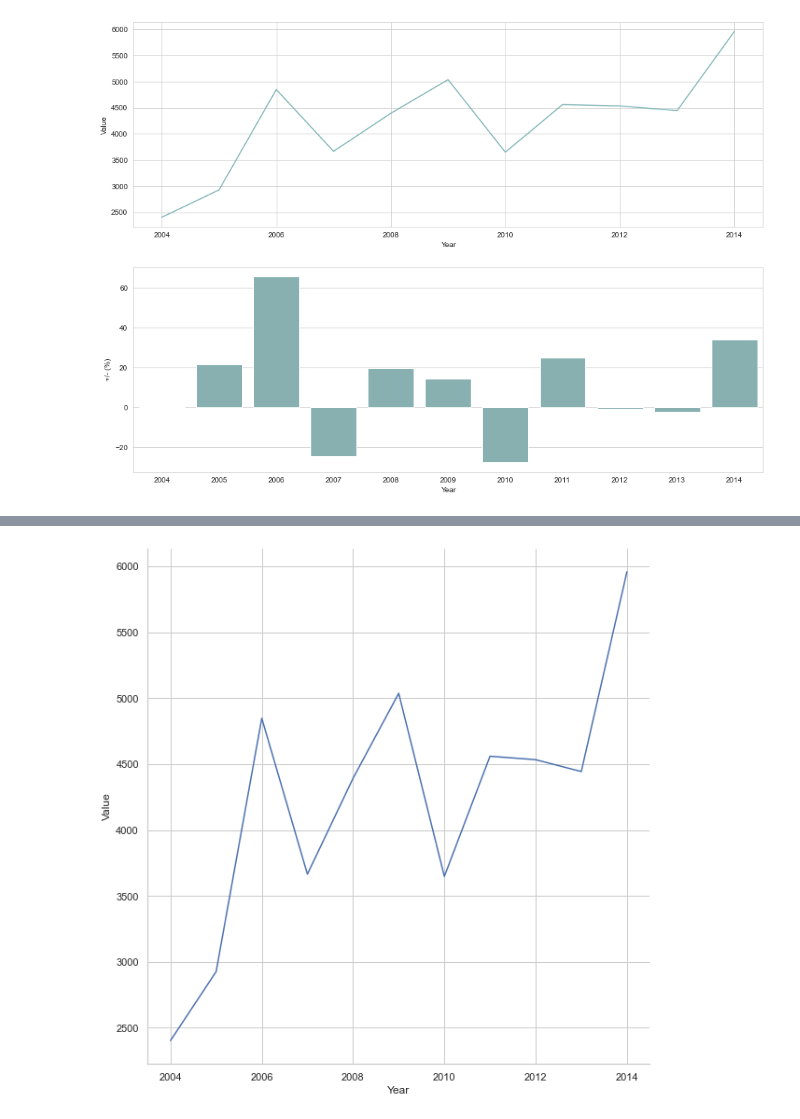
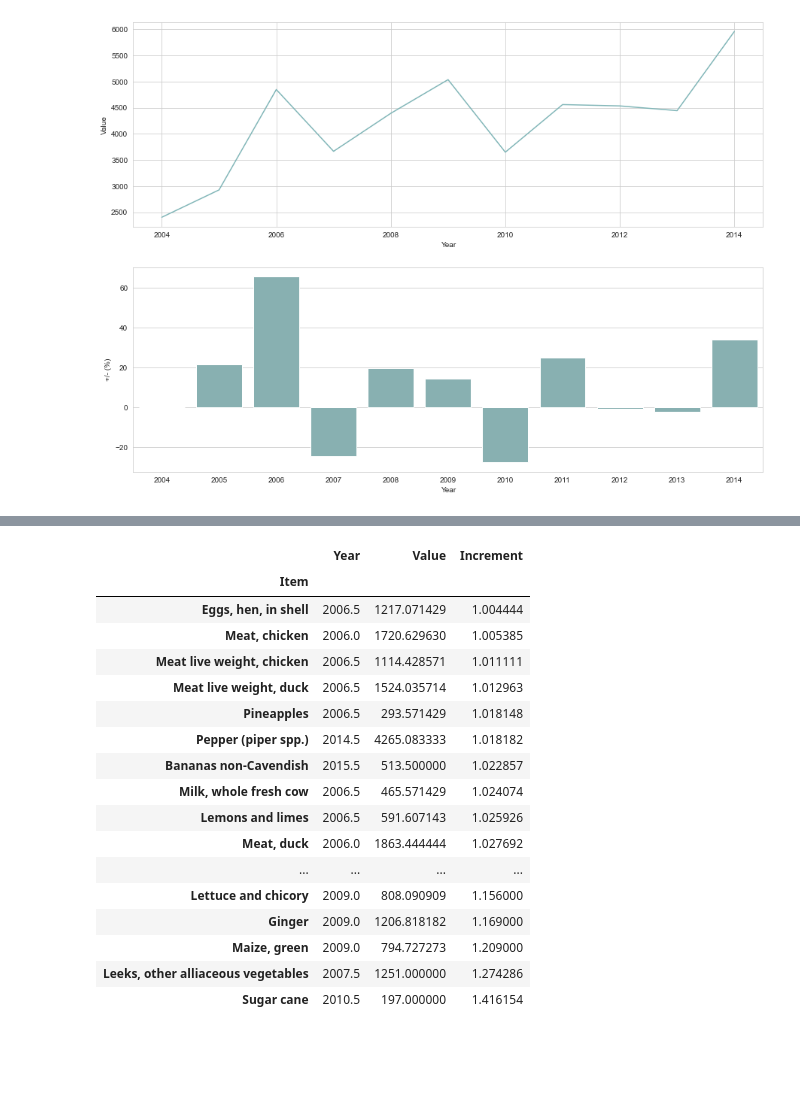
Before and after one commit to AshlanH/produce_eda, a Jupyter notebook: LCU_eda.ipynb, the cells around one changed output, grey strips where cells are left out. Drawn from its saved outputs; the diff is of its cells as text; code cells hidden in the pictures; blank space fills up the shorter version.

```diff
--- a/LCU_eda.ipynb
+++ b/LCU_eda.ipynb
@@ -44,3 +16,5 @@ produce_index
+# %%
+df_USD = df_USD[['Item', 'Year', 'Value']]
 # %% [markdown]
 ### Distribution of Produce by Year
 # %%
@@ -183,10 +97,32 @@ g = sns.relplot(
-# %%
-g = sns.relplot(
-    data = df_USD[df_USD.Item == 'Asparagus'],
-    x = 'Year',
-    y = 'Value',
-    kind = 'line',
-    height = 8.5
-)
-# %% [output]
-[figure, removed]
+# %%
+#a['+/- (%)'] = round((a.Value * 100 / a.Value.shift(periods=1) - 100), 2)
+dataframe_list = []
+for each in df_USD.Item.unique():
+    placeholder_df = df_USD[df_USD.Item == each].copy()
+    placeholder_df['Increment'] = round((placeholder_df.Value * 100 / placeholder_df.Value.shift(periods=1) / 100), 2)
+    #print(placeholder_df)
+    dataframe_list.append(placeholder_df)
+output_df = pd.concat(dataframe_list)
+output_df['Increment'] = output_df.Increment.apply(lambda x: abs(x)) #convert all increment to positive values
+# %%
+#output_df.groupby(by = 'Item').mean().sort_values(by = 'Year').index
+output_df.groupby(by = 'Item').mean().sort_values(by = 'Increment')
+# %% [output]
+|  | Year | Value | Increment |
+| Item |  |  |  |
+| Eggs, hen, in shell | 2006.5 | 1217.071429 | 1.004444 |
+| Meat, chicken | 2006.0 | 1720.629630 | 1.005385 |
+| Meat live weight, chicken | 2006.5 | 1114.428571 | 1.011111 |
+| Meat live weight, duck | 2006.5 | 1524.035714 | 1.012963 |
+| Pineapples | 2006.5 | 293.571429 | 1.018148 |
+| Pepper (piper spp.) | 2014.5 | 4265.083333 | 1.018182 |
+| Bananas non-Cavendish | 2015.5 | 513.500000 | 1.022857 |
+| Milk, whole fresh cow | 2006.5 | 465.571429 | 1.024074 |
+| Lemons and limes | 2006.5 | 591.607143 | 1.025926 |
+| Meat, duck | 2006.0 | 1863.444444 | 1.027692 |
+| ... | ... | ... | ... |
+| Lettuce and chicory | 2009.0 | 808.090909 | 1.156000 |
+| Ginger | 2009.0 | 1206.818182 | 1.169000 |
+| Maize, green | 2009.0 | 794.727273 | 1.209000 |
+| Leeks, other alliaceous vegetables | 2007.5 | 1251.000000 | 1.274286 |
+| Sugar cane | 2010.5 | 197.000000 | 1.416154 |
```
Also changed, not shown: parts of 10 cells of this notebook.
